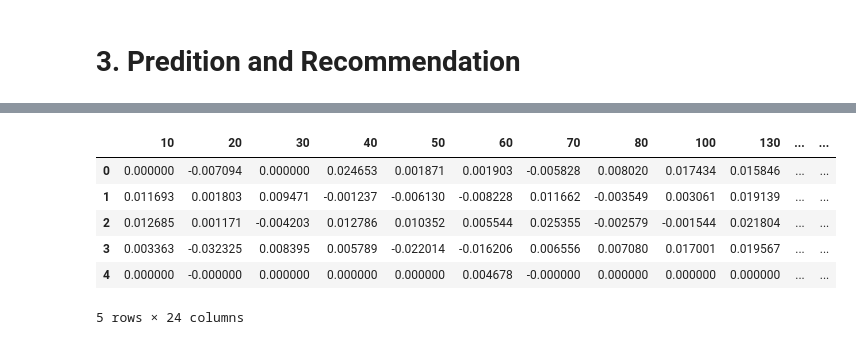
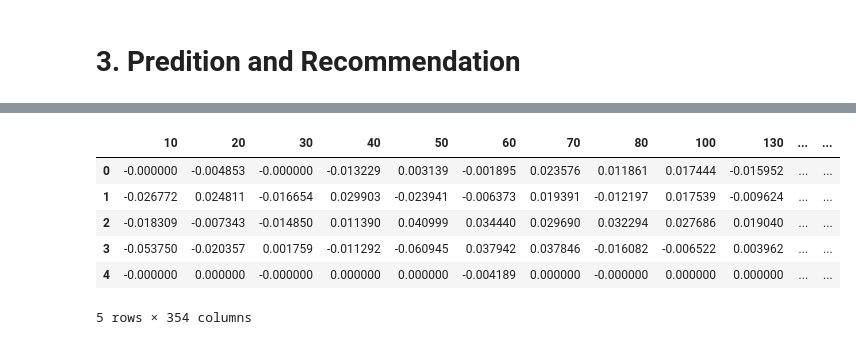
Before and after one commit to yshuidie/steamNNRecom, a Jupyter notebook: notebooks/Steam_basic_framework.ipynb, the cells around one changed output, grey strips where cells are left out. Cells and saved outputs as stored; diff of their text form; code cells hidden in the pictures.

```diff
--- a/notebooks/Steam_basic_framework.ipynb
+++ b/notebooks/Steam_basic_framework.ipynb
@@ -161,0 +131,5 @@ df_matrix
+# %%
+writefilepath = './user_items_playtime_' + str(max_item_id) + '.csv'
+df_matrix = pd.read_csv(writefilepath,engine='python')
+print(df_matrix.shape)
+df_matrix.head()
@@ -161,0 +145,7 @@ df_matrix
+# %%
+##scale matrix
+from sklearn.preprocessing import MinMaxScaler
+scaler = MinMaxScaler(feature_range=(0,10))
+scaled_values = scaler.fit_transform(df_matrix)
+df_scaled_matrix = pd.DataFrame(scaled_values)
+#df.loc[:,:] = scaled_values
@@ -226,0 +205,4 @@ df_user_gamenames
+# %%
+writefilepath = './user_game_names_' + str(max_item_id) + '.csv'
+df_user_gamenames = pd.read_csv(writefilepath)
+df_user_gamenames
@@ -341,9 +393,9 @@ def autoEncoder(X):
     return model
 # %%
 # input
-##X = df_matrix.values
-X = [df_matrix.values, df_user_gamenames_encoded.values]
-y = df_matrix.values
+##X = df_scaled_matrix.values
+X = [df_scaled_matrix.values, df_user_gamenames_encoded.values]
+y = df_scaled_matrix.values
 # %%
 # Build model
 model = autoEncoder(X)
@@ -434,14 +486,14 @@ array([[ 0.        , -0.0070939 ,  0.        , ...,  0.        ,
 # %%
 # converting the reconstructed matrix back to a Pandas dataframe
-pred_matrix_df  = pd.DataFrame(pred_matrix,
+df_pred_matrix  = pd.DataFrame(pred_matrix,
                                columns = df_matrix.columns,
                                index   = df_matrix.index)
-pred_matrix_df.head()
+df_pred_matrix.head()
 # %% [output]
 |  | 10 | 20 | 30 | 40 | 50 | 60 | 70 | 80 | 100 | 130 | ... | ... |
-| 0 | 0.000000 | -0.007094 | 0.000000 | 0.024653 | 0.001871 | 0.001903 | -0.005828 | 0.008020 | 0.017434 | 0.015846 | ... | ... |
-| 1 | 0.011693 | 0.001803 | 0.009471 | -0.001237 | -0.006130 | -0.008228 | 0.011662 | -0.003549 | 0.003061 | 0.019139 | ... | ... |
-| 2 | 0.012685 | 0.001171 | -0.004203 | 0.012786 | 0.010352 | 0.005544 | 0.025355 | -0.002579 | -0.001544 | 0.021804 | ... | ... |
-| 3 | 0.003363 | -0.032325 | 0.008395 | 0.005789 | -0.022014 | -0.016206 | 0.006556 | 0.007080 | 0.017001 | 0.019567 | ... | ... |
-| 4 | 0.000000 | -0.000000 | 0.000000 | 0.000000 | 0.000000 | 0.004678 | -0.000000 | 0.000000 | 0.000000 | 0.000000 | ... | ... |
+| 0 | -0.000000 | -0.004853 | -0.000000 | -0.013229 | 0.003139 | -0.001895 | 0.023576 | 0.011861 | 0.017444 | -0.015952 | ... | ... |
+| 1 | -0.026772 | 0.024811 | -0.016654 | 0.029903 | -0.023941 | -0.006373 | 0.019391 | -0.012197 | 0.017539 | -0.009624 | ... | ... |
+| 2 | -0.018309 | -0.007343 | -0.014850 | 0.011390 | 0.040999 | 0.034440 | 0.029690 | 0.032294 | 0.027686 | 0.019040 | ... | ... |
+| 3 | -0.053750 | -0.020357 | 0.001759 | -0.011292 | -0.060945 | 0.037942 | 0.037846 | -0.016082 | -0.006522 | 0.003962 | ... | ... |
+| 4 | -0.000000 | 0.000000 | -0.000000 | 0.000000 | 0.000000 | -0.004189 | 0.000000 | -0.000000 | 0.000000 | 0.000000 | ... | ... |
-5 rows × 24 columns
+5 rows × 354 columns
```
Also changed, not shown: parts of 29 cells of this notebook, 6 other files.
